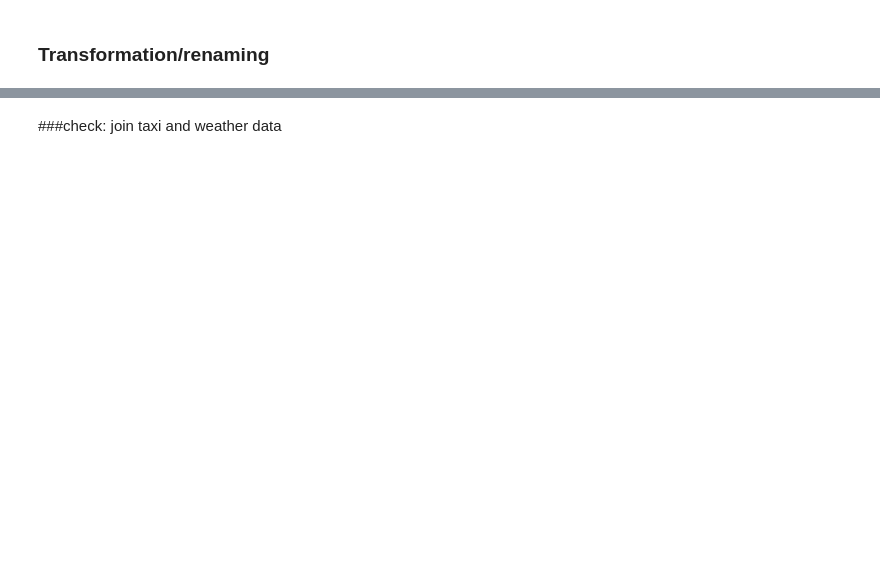
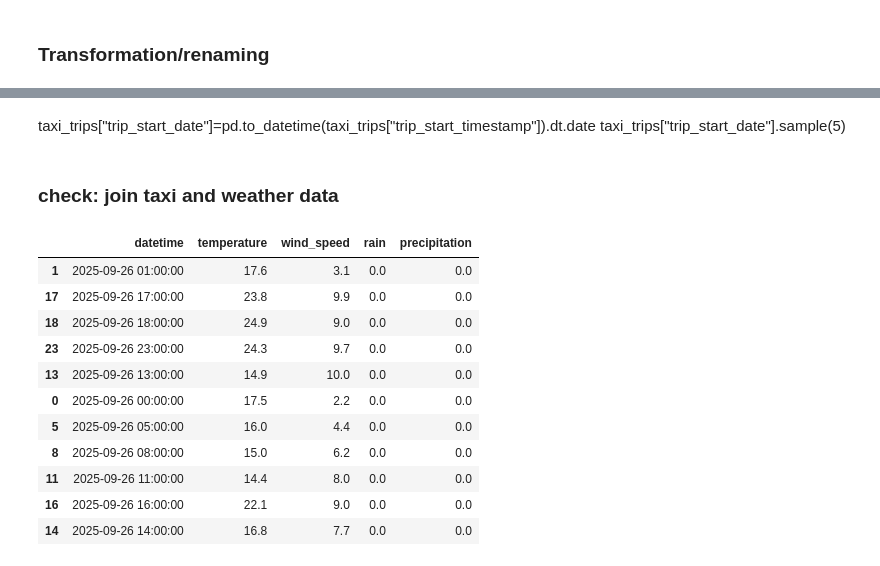
Before and after one commit to csernyzsolt-collab/AWS, a Jupyter notebook: src/notebooks/06_taxi_data_mapping.ipynb, the cells around one changed output, grey strips where cells are left out. Saved outputs shown, nothing was run; the diff lists cells and outputs as text; code cells hidden in the pictures; blank space fills up the shorter version.

```diff
--- a/src/notebooks/06_taxi_data_mapping.ipynb
+++ b/src/notebooks/06_taxi_data_mapping.ipynb
@@ -132,33 +152,49 @@ taxi_trips["datetime_for_weather"]=taxi_trips["trip_start_timestamp"].dt.floor("
+# %% [markdown]
+taxi_trips["trip_start_date"]=pd.to_datetime(taxi_trips["trip_start_timestamp"]).dt.date
+taxi_trips["trip_start_date"].sample(5)
 # %% [markdown]
-###check: join taxi and weather data
+### check: join taxi and weather data
 # %%
 current_datetime=datetime.now() - relativedelta(months=2)
 formatted_datetime=current_datetime.strftime("%Y-%m-%d")
 
 url="https://archive-api.open-meteo.com/v1/era5"
 
 params={
 
     "latitude": 41.85,
     "longitude": -87.65,
     "start_date":formatted_datetime,
     "end_date":formatted_datetime,
     "hourly":"temperature_2m,wind_speed_10m,rain,precipitation"
 
 }
 
 response=requests.get(url,params=params)
 data=response.json()
 
 weather_data ={
     "datetime" : data["hourly"]["time"],
     "temperature" : data["hourly"]["temperature_2m"],
     "wind_speed" : data["hourly"]["wind_speed_10m"],
     "rain" : data["hourly"]["rain"],
     "precipitation" : data["hourly"]["precipitation"]
 }
 
 weather_df = pd.DataFrame(weather_data)
 weather_df["datetime"] = pd.to_datetime(weather_df["datetime"] )
 
-weather_df.head()
+weather_df.sample(11)
+# %% [output]
+|  | datetime | temperature | wind_speed | rain | precipitation |
+| 1 | 2025-09-26 01:00:00 | 17.6 | 3.1 | 0.0 | 0.0 |
+| 17 | 2025-09-26 17:00:00 | 23.8 | 9.9 | 0.0 | 0.0 |
+| 18 | 2025-09-26 18:00:00 | 24.9 | 9.0 | 0.0 | 0.0 |
+| 23 | 2025-09-26 23:00:00 | 24.3 | 9.7 | 0.0 | 0.0 |
+| 13 | 2025-09-26 13:00:00 | 14.9 | 10.0 | 0.0 | 0.0 |
+| 0 | 2025-09-26 00:00:00 | 17.5 | 2.2 | 0.0 | 0.0 |
+| 5 | 2025-09-26 05:00:00 | 16.0 | 4.4 | 0.0 | 0.0 |
+| 8 | 2025-09-26 08:00:00 | 15.0 | 6.2 | 0.0 | 0.0 |
+| 11 | 2025-09-26 11:00:00 | 14.4 | 8.0 | 0.0 | 0.0 |
+| 16 | 2025-09-26 16:00:00 | 22.1 | 9.0 | 0.0 | 0.0 |
+| 14 | 2025-09-26 14:00:00 | 16.8 | 7.7 | 0.0 | 0.0 |
```
Also changed, not shown: parts of 40 cells of this notebook, 1 other file.
